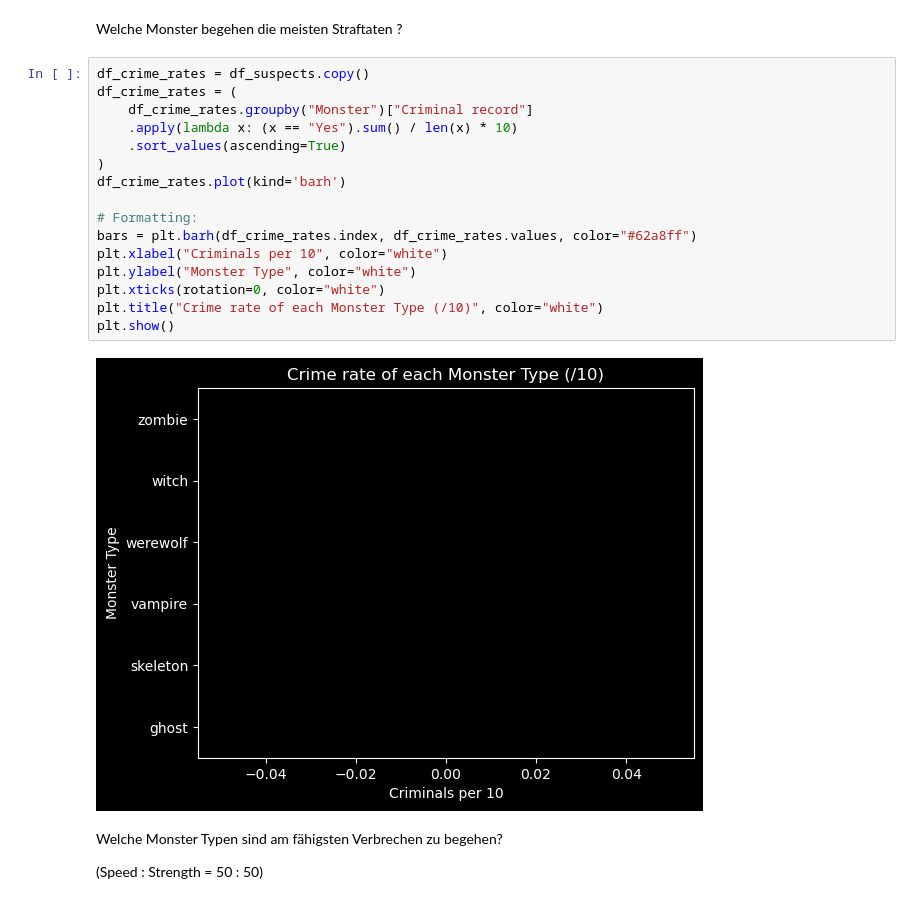
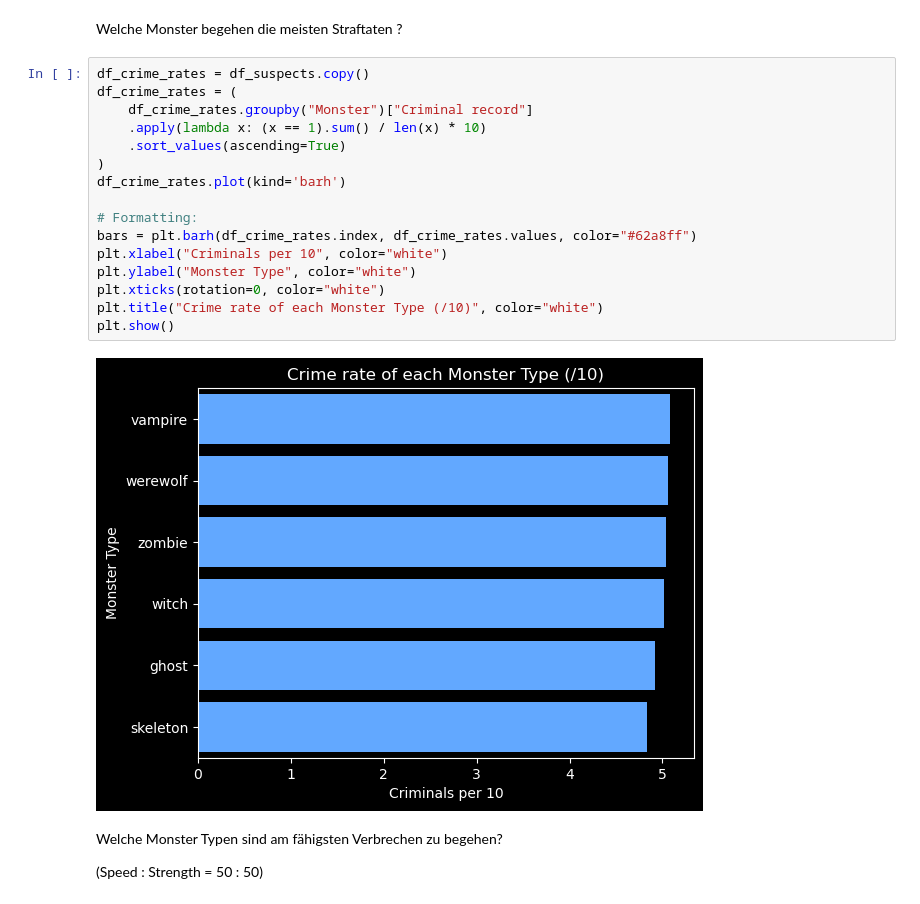
Before and after one commit to stangdio/Data-Boot-Camp, a Jupyter notebook: Plots.ipynb, the cells around one changed output. Cells and saved outputs as stored; diff of their text form.

```diff
--- a/Plots.ipynb
+++ b/Plots.ipynb
@@ -66,21 +66,21 @@ Welche Monster begehen die meisten Straftaten ?
 # %%
 df_crime_rates = df_suspects.copy()
 df_crime_rates = (
     df_crime_rates.groupby("Monster")["Criminal record"]
-    .apply(lambda x: (x == "Yes").sum() / len(x) * 10)
+    .apply(lambda x: (x == 1).sum() / len(x) * 10)
     .sort_values(ascending=True)
 )
 df_crime_rates.plot(kind='barh')
 
 # Formatting:
 bars = plt.barh(df_crime_rates.index, df_crime_rates.values, color="#62a8ff")
 plt.xlabel("Criminals per 10", color="white")
 plt.ylabel("Monster Type", color="white")
 plt.xticks(rotation=0, color="white")
 plt.title("Crime rate of each Monster Type (/10)", color="white")
 plt.show()
 # %% [output]
-[figure, old version]
+[figure, new version]
 # %% [markdown]
 Welche Monster Typen sind am fähigsten Verbrechen zu begehen?
 
```
Also changed, not shown: parts of 1 cell of this notebook, 2 other files.
